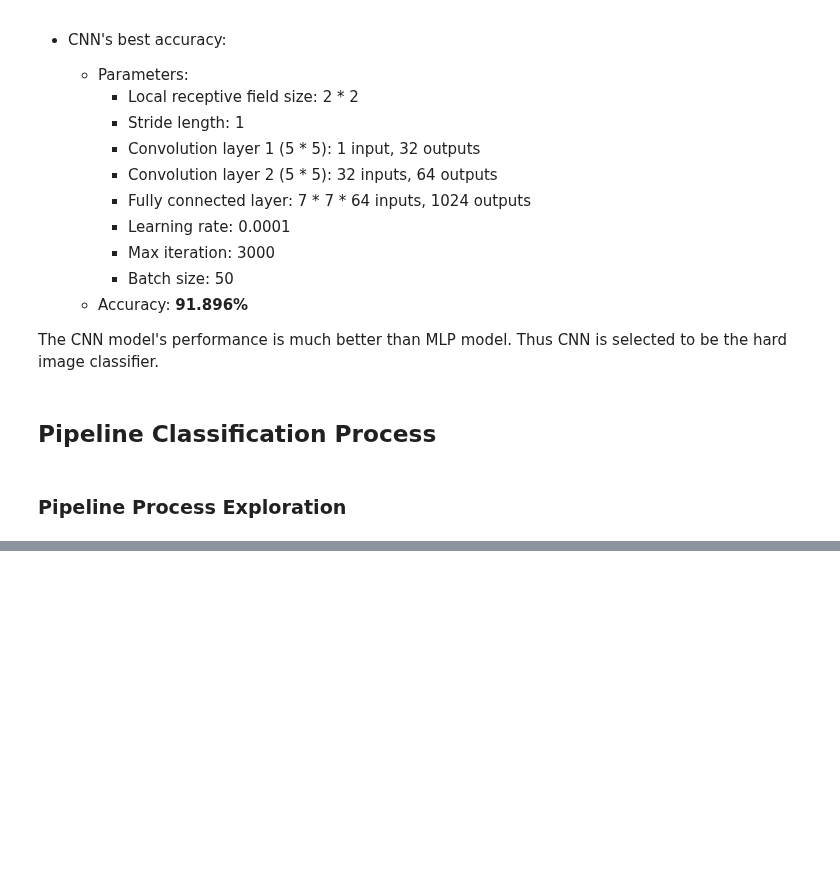
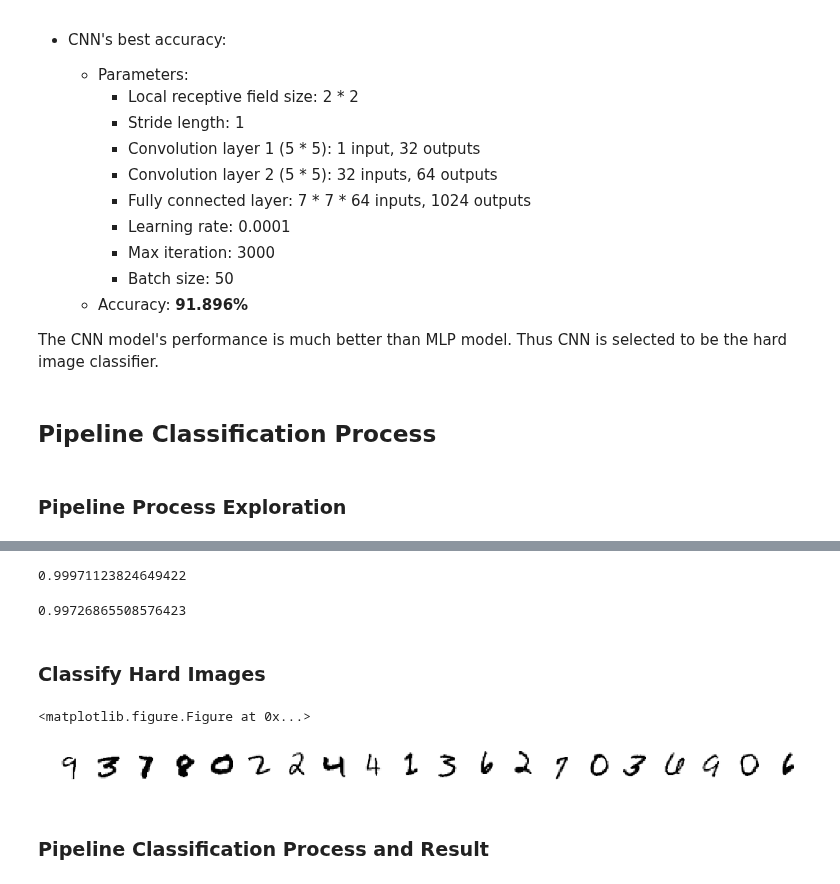
Before and after one commit to jingruli11/tensorflow-testing, a Jupyter notebook: ML Final Project.ipynb, the cells around one changed output, grey strips where cells are left out. Drawn from its saved outputs; the diff is of its cells as text; code cells hidden in the pictures; blank space fills up the shorter version.

```diff
--- a/ML Final Project.ipynb
+++ b/ML Final Project.ipynb
@@ -472,7 +475,7 @@ clf_eh_grid_rf.grid_scores_
 start = timeit.default_timer()
 
 # set the parameter grid for C
-param_grid_rf = {'n_estimators': [100],'max_depth': [5, 10, 15, 20, 50, 100]}
+param_grid_rf = {'n_estimators': [100],'max_depth': [5, 10, 15, 20, 50]}
 # use stratified 3-fold cross validation to tune the model
 # use accuracy as scoring paramsvm
 clf_eh_grid_rf = GridSearchCV(RandomForestClassifier(),param_grid_rf, scoring = 'accuracy', cv = 3)
@@ -521,3 +524,7 @@ Overall, the difference between 3 simple models are small:
     - Test Accuracy: 92.76
 
 The ***Random Forest*** model's performance is slightly better than the other two.
+# %%
+# train the random forest model for future use
+clf_eh_rf = GridSearchCV(RandomForestClassifier(n_estimators=50), param_grid = {'max_depth': [20]}, scoring='accuracy', cv = 3)
+clf_eh_rf.fit(mnisttt.train.images, eh_train_label_50)
@@ -1320,0 +1515,28 @@ Pipeline process sudo:
+# %%
+# get the accuracy of the easy model on training dataset
+clf_easy.score(train_image_easy, train_label_easy)
+# %% [output]
+0.99971123824649422
+# %%
+# get the accuracy of the easy model on test dataset
+clf_easy.score(test_image_easy, test_label_easy)
+# %% [output]
+0.99726865508576423
+# %% [markdown]
+### Classify Hard Images
+# %%
+# split training hard image data
+train_image_hard = pd.DataFrame(mnisttt.train.images)
+train_image_hard['eh'] = eh_train_label_50
+train_image_hard = train_image_hard[train_image_hard['eh'] == 1]
+train_image_hard.drop(['eh'], axis = 1, inplace = True)
+train_image_hard.reset_index(drop = True, inplace = True)
+train_image_hard = train_image_hard.as_matrix()
+
+# split testing hard image data
+test_image_hard = pd.DataFrame(mnisttt.test.images)
+test_image_hard['eh'] = eh_test_label_50
+test_image_hard = test_image_hard[test_image_hard['eh'] == 1]
+test_image_hard.drop(['eh'], axis = 1, inplace = True)
+test_image_hard.reset_index(drop = True, inplace = True)
+test_image_hard = test_image_hard.as_matrix()
@@ -1320,0 +1559,6 @@ Pipeline process sudo:
+# %%
+# plot 20 random hard images
+image_plot(train_image_hard, 20)
+# %% [output]
+<matplotlib.figure.Figure at 0x...>
+[figure, added]
@@ -1320,0 +1629,2 @@ Pipeline process sudo:
+# %% [markdown]
+### Pipeline Classification Process and Result
```
Also changed, not shown: parts of 29 cells of this notebook.
